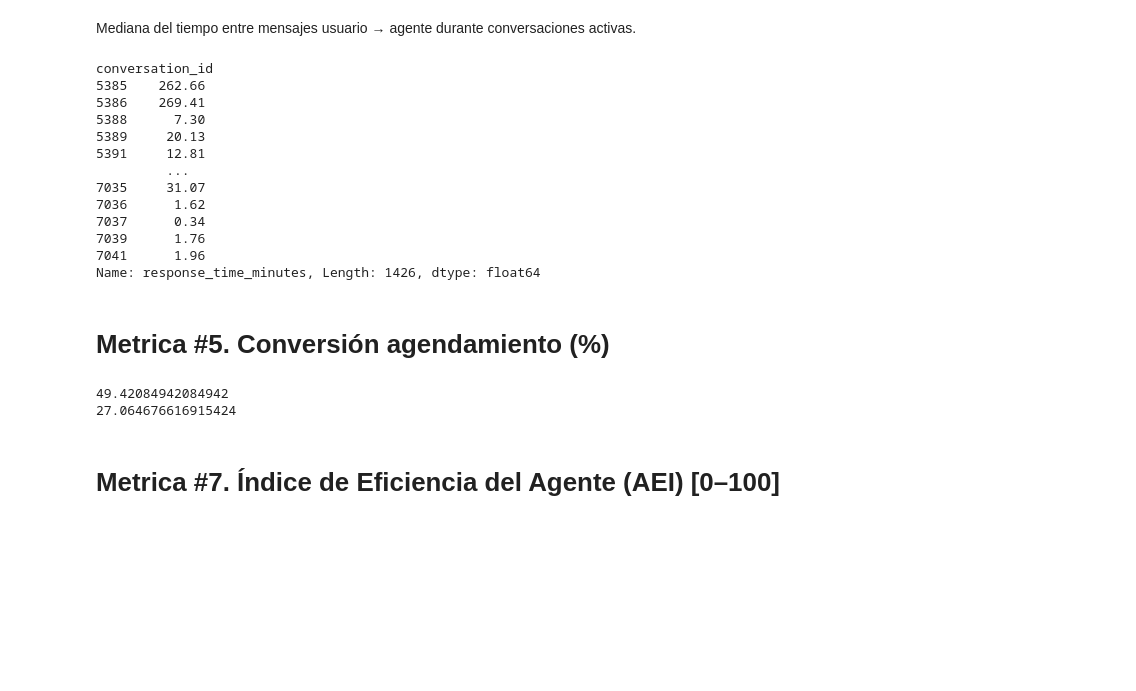
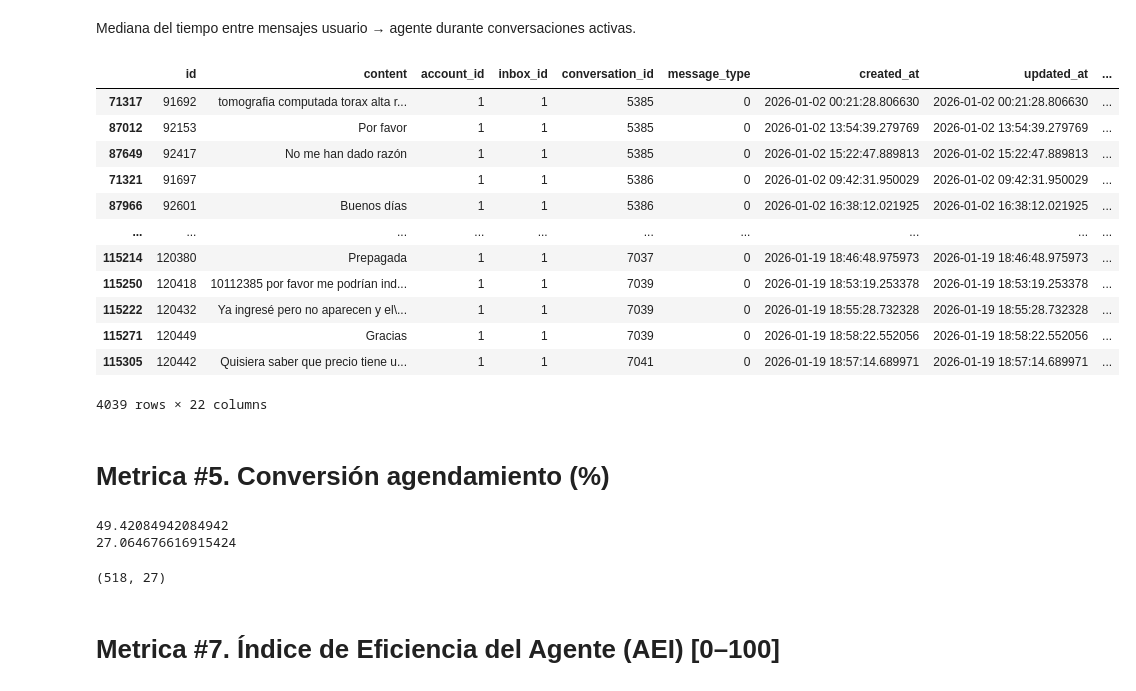
Before and after one commit to Jona-2006-17/analisis, a Jupyter notebook: analisis.ipynb, the cells around one changed output. Drawn from its saved outputs; the diff is of its cells as text; code cells hidden in the pictures; blank space fills up the shorter version.

```diff
--- a/analisis.ipynb
+++ b/analisis.ipynb
@@ -417,36 +417,38 @@ Mediana del tiempo entre mensajes usuario → agente durante conversaciones acti
 # %%
 sentencia_messages_contact_user = "SELECT * FROM messages WHERE created_at >= '2025-11-01'"
 df_messages_contact_user = pd.read_sql(sentencia_messages_contact_user, engine)
 
 df_messages_contact_user = df_messages_contact_user.sort_values(['conversation_id', 'created_at'])
 df_messages_contact_user = df_messages_contact_user[df_messages_contact_user['conversation_id'].isin(ids_conversaciones_validas)]
+
 df_messages_contact_user['next_message_type'] = df_messages_contact_user.groupby('conversation_id')['message_type'].shift(-1)
 df_messages_contact_user['next_created_at'] = df_messages_contact_user.groupby('conversation_id')['created_at'].shift(-1)
 
 respuestas = df_messages_contact_user[
     (df_messages_contact_user['message_type'] == 0) &
     (df_messages_contact_user['next_message_type'] == 1)
 ].copy()
 
 respuestas['response_time_minutes'] = ((respuestas['next_created_at'] - respuestas['created_at']).dt.total_seconds() / 60).round(2)
 
 promedio_por_conversacion = (respuestas.groupby('conversation_id')['response_time_minutes'].mean()).round(2)
 
 promedio_por_conversacion
+respuestas
 # %% [output]
+|  | id | content | account_id | inbox_id | conversation_id | message_type | created_at | updated_at | ... |
+| 71317 | 91692 | tomografia computada torax alta r... | 1 | 1 | 5385 | 0 | 2026-01-02 00:21:28.806630 | 2026-01-02 00:21:28.806630 | ... |
+| 87012 | 92153 | Por favor | 1 | 1 | 5385 | 0 | 2026-01-02 13:54:39.279769 | 2026-01-02 13:54:39.279769 | ... |
+| 87649 | 92417 | No me han dado razón | 1 | 1 | 5385 | 0 | 2026-01-02 15:22:47.889813 | 2026-01-02 15:22:47.889813 | ... |
+| 71321 | 91697 |  | 1 | 1 | 5386 | 0 | 2026-01-02 09:42:31.950029 | 2026-01-02 09:42:31.950029 | ... |
+| 87966 | 92601 | Buenos días | 1 | 1 | 5386 | 0 | 2026-01-02 16:38:12.021925 | 2026-01-02 16:38:12.021925 | ... |
+| ... | ... | ... | ... | ... | ... | ... | ... | ... | ... |
+| 115214 | 120380 | Prepagada | 1 | 1 | 7037 | 0 | 2026-01-19 18:46:48.975973 | 2026-01-19 18:46:48.975973 | ... |
+| 115250 | 120418 | 10112385 por favor me podrían ind... | 1 | 1 | 7039 | 0 | 2026-01-19 18:53:19.253378 | 2026-01-19 18:53:19.253378 | ... |
+| 115222 | 120432 | Ya ingresé pero no aparecen y el\... | 1 | 1 | 7039 | 0 | 2026-01-19 18:55:28.732328 | 2026-01-19 18:55:28.732328 | ... |
+| 115271 | 120449 | Gracias | 1 | 1 | 7039 | 0 | 2026-01-19 18:58:22.552056 | 2026-01-19 18:58:22.552056 | ... |
+| 115305 | 120442 | Quisiera saber que precio tiene u... | 1 | 1 | 7041 | 0 | 2026-01-19 18:57:14.689971 | 2026-01-19 18:57:14.689971 | ... |
-conversation_id
-5385    262.66
-5386    269.41
-5388      7.30
-5389     20.13
-5391     12.81
-         ...
-7035     31.07
-7036      1.62
-7037      0.34
-7039      1.76
-7041      1.96
-Name: response_time_minutes, Length: 1426, dtype: float64
+4039 rows × 22 columns
 # %% [markdown]
 # Metrica #5. Conversión agendamiento (%)
 # %%
@@ -457,8 +459,6 @@ df_iniciadas_agendamiento = df[
         na=False
     )
 ]
-
-df_iniciadas_agendamiento.head(50)
 
 agendamiento_exitoso = df_iniciadas_agendamiento[df_iniciadas_agendamiento['cached_label_list'].str.contains('agendamiento_exitoso')]
 
@@ -493,6 +493,7 @@ print(porcentaje_no_iniciadas_agendamiento_agendadas)
 # %% [output]
 49.42084942084942
 27.064676616915424
+(518, 27)
 # %% [markdown]
 # Metrica #7. Índice de Eficiencia del Agente (AEI) [0–100]
 # %%
```
Also changed, not shown: parts of 1 cell of this notebook.
